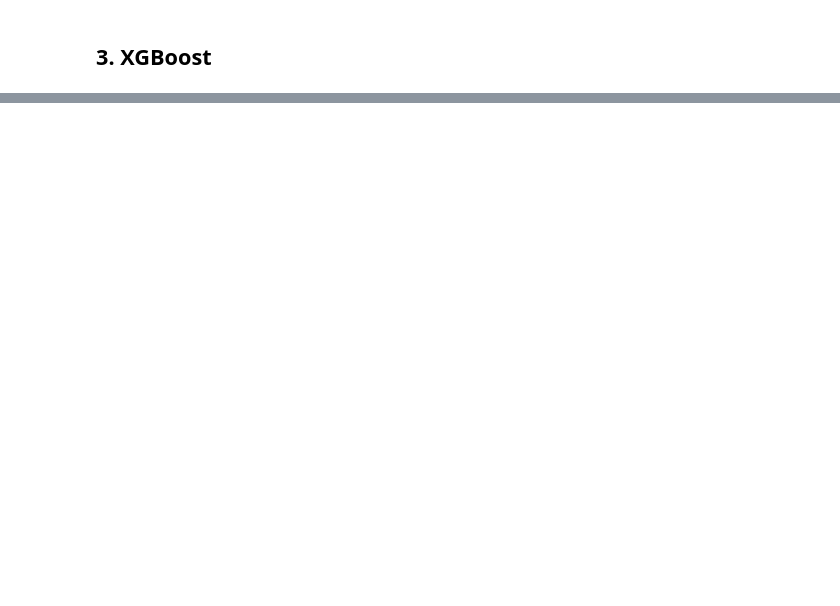
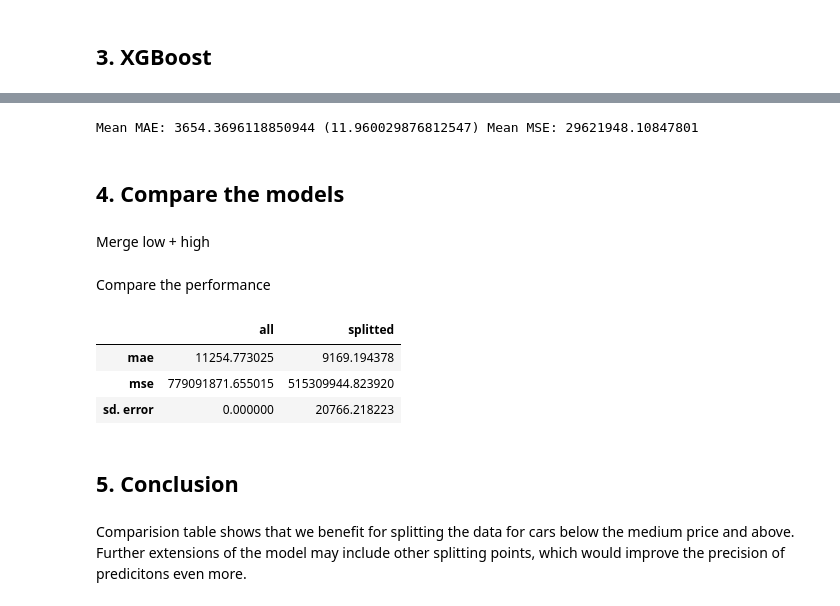
Before and after one commit to KarolinaSolarska/Predictive-Analytics-for-Car-Pricing, a Jupyter notebook: Model1_ZK.ipynb, the cells around one changed output, grey strips where cells are left out. Cells and saved outputs as stored; diff of their text form; code cells hidden in the pictures; blank space fills up the shorter version.

```diff
--- a/Model1_ZK.ipynb
+++ b/Model1_ZK.ipynb
@@ -188,0 +356,4 @@ Fitting 5 folds for each of 30 candidates, totalling 150 fits
+# %%
+# Get the best parameters for df_low
+best_params_low = random_search_low.best_params_
+best_params_low
@@ -188,0 +367,4 @@ Fitting 5 folds for each of 30 candidates, totalling 150 fits
+# %%
+# Train the best model for df_high
+best_xgb_low = xgb.XGBRegressor(**best_params_low, objective='reg:squarederror')
+best_xgb_low.fit(X_low_train, y_low_train)
@@ -188,0 +383,15 @@ Fitting 5 folds for each of 30 candidates, totalling 150 fits
+# %%
+scores_mae = cross_val_score(best_xgb_low, X_low_train, y_low_train, scoring='neg_mean_absolute_error', cv=5, n_jobs=-1)
+scores_mse = cross_val_score(best_xgb_low, X_low_train, y_low_train, scoring='neg_mean_squared_error', cv=5, n_jobs=-1)
+scores_mae = abs(scores_mae)
+scores_mae_low = scores_mae.mean()
+scores_std_low= scores_mae.std()
+scores_mse = abs(scores_mse)
+scores_mse_low = scores_mse.mean()
+print(f'Mean MAE: {scores_mae_low} ({scores_std_low}) Mean MSE: {scores_mse_low}')
+# %% [output]
+Mean MAE: 3654.3696118850944 (11.960029876812547) Mean MSE: 29621948.10847801
+# %% [markdown]
+## 4. Compare the models
+# %% [markdown]
+Merge low + high
@@ -188,0 +400,38 @@ Fitting 5 folds for each of 30 candidates, totalling 150 fits
+# %%
+best_xgb_low = xgb.XGBRegressor(**best_params_low, random_state=123)
+best_xgb_low.fit(X_low_train, y_low_train)
+low_pred_y = best_xgb_low.predict(X_low_test)
+
+best_xgb_high = xgb.XGBRegressor(**best_params_high, random_state=123)
+best_xgb_high.fit(X_high_train, y_high_train)
+high_pred_y = best_xgb_high.predict(X_high_test)
+
+low_true_pred = pd.DataFrame({'True': y_low_test, 'Predicted': low_pred_y})
+high_true_pred = pd.DataFrame({'True': y_high_test, 'Predicted': high_pred_y})
+
+low_high_true_pred = pd.concat([low_true_pred, high_true_pred])
+
+true_values = low_high_true_pred['True']
+estimated_values = low_high_true_pred['Predicted']
+scores_mae_low_high = np.mean(np.abs(true_values - estimated_values))
+scores_mse_low_high = np.mean((true_values - estimated_values) ** 2)
+scores_std_low_high = np.std(np.abs(true_values - estimated_values))
+# %% [markdown]
+Compare the performance
+# %%
+performance = pd.DataFrame({
+    'all': [scores_mae, scores_mse],
+    'splitted': [scores_mae_low_high, scores_mse_low_high]
+})
+performance.index = ['mae', 'mse']
+pd.options.display.float_format = '{:.6f}'.format
+performance
+# %% [output]
+|  | all | splitted |
+| mae | 11254.773025 | 9169.194378 |
+| mse | 779091871.655015 | 515309944.823920 |
+| sd. error | 0.000000 | 20766.218223 |
+# %% [markdown]
+## 5. Conclusion
+# %% [markdown]
+Comparision table shows that we benefit for splitting the data for cars below the medium price and above. Further extensions of the model may include other splitting points, which would improve the precision of predicitons even more.
```
Also changed, not shown: parts of 33 cells of this notebook.
